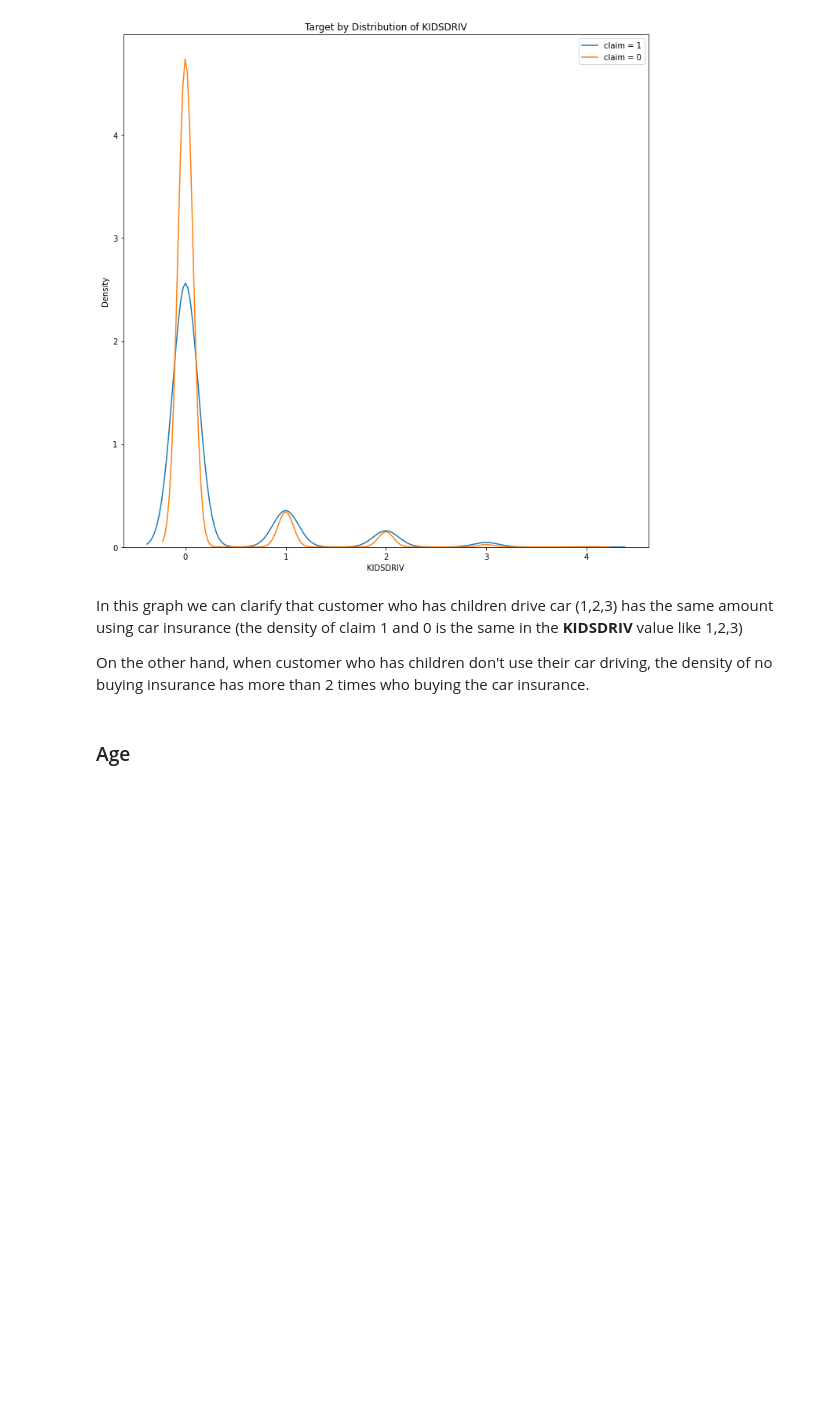
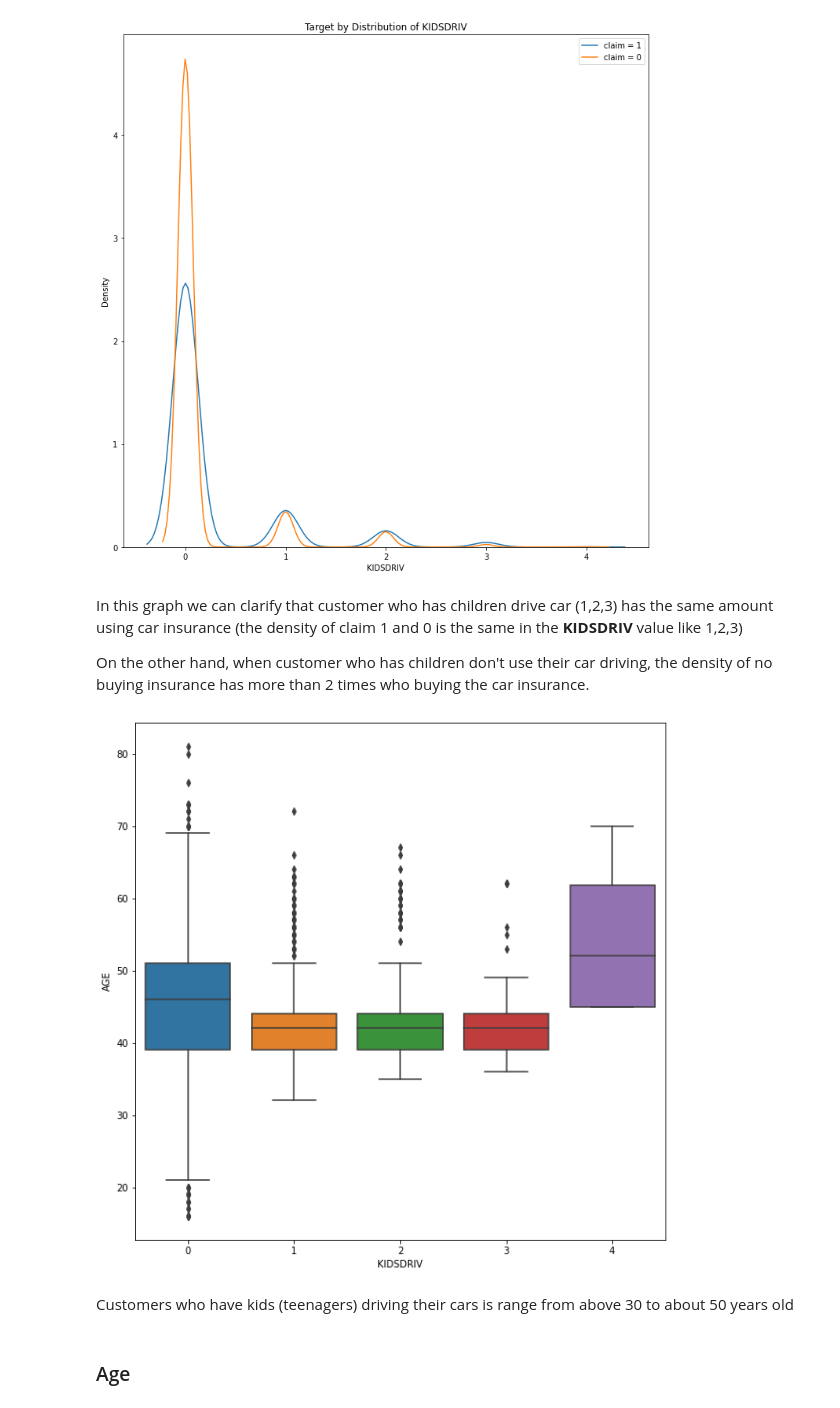
Before and after one commit to NamNguyenboomit/car-insurance, a Jupyter notebook: Analyze/test_1.ipynb, the cells around one changed output. Saved outputs shown, nothing was run; the diff lists cells and outputs as text; code cells hidden in the pictures; blank space fills up the shorter version.

```diff
--- a/Analyze/test_1.ipynb
+++ b/Analyze/test_1.ipynb
@@ -624,6 +624,16 @@ plt.legend()
 In this graph we can clarify that customer who has children drive car (1,2,3) has the same amount using car insurance (the density of claim 1 and 0 is the same in the __KIDSDRIV__ value like 1,2,3)
 
 On the other hand, when customer who has children don't use their car driving, the density of no buying insurance has more than 2 times who buying the car insurance.
+# %%
+plt.figure(figsize=(10,10))
+
+sns.boxplot(data=df, y='AGE', x='KIDSDRIV')
+
+plt.show()
+# %% [output]
+[figure, added]
+# %% [markdown]
+Customers who have kids (teenagers) driving their cars is range from above 30 to about 50 years old
 # %% [markdown]
 ### Age
 # %%
```
Also changed, not shown: parts of 18 cells of this notebook, 1 other file.
